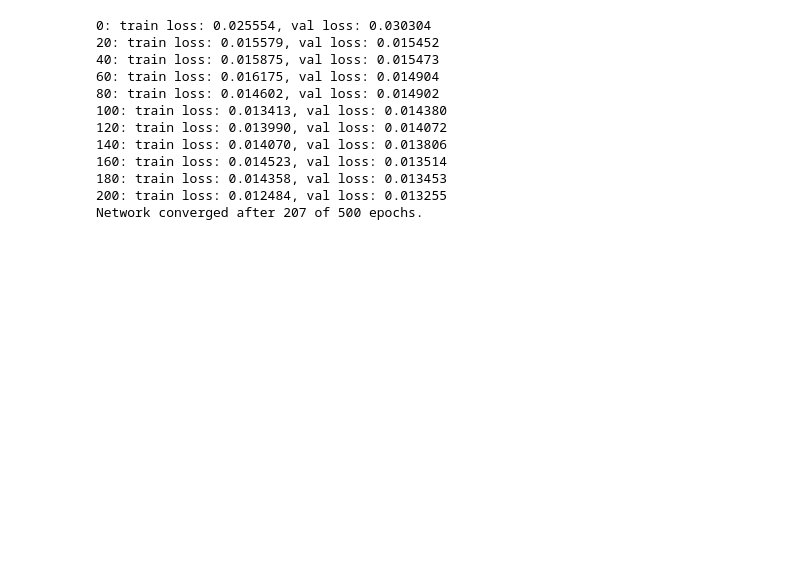
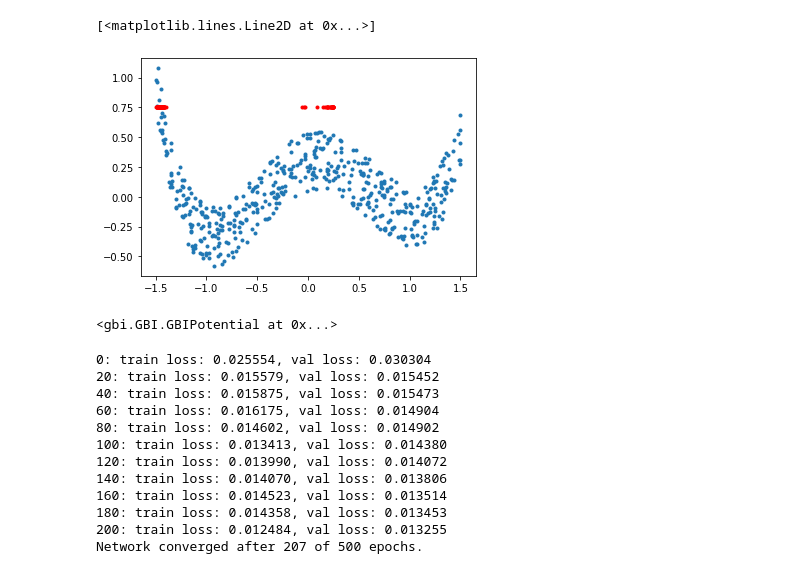
Before and after one commit to mackelab/neuralgbi, a Jupyter notebook: dev_notebook/run_algorithms.ipynb, the cells around one changed output. Saved outputs shown, nothing was run; the diff lists cells and outputs as text; code cells hidden in the pictures; blank space fills up the shorter version.

```diff
--- a/dev_notebook/run_algorithms.ipynb
+++ b/dev_notebook/run_algorithms.ipynb
@@ -30,0 +41,2 @@ inference.initialize_distance_estimator(3,128, 'resnet', positive_constraint_fn=
+# %%
+inference_new = gbi_utils.pickle_load('./npe.pickle')
@@ -30,0 +56,11 @@ inference.initialize_distance_estimator(3,128, 'resnet', positive_constraint_fn=
+# %%
+posterior = inference_new.build_posterior(inference_new._neural_net)
+x_o = Tensor([.75])
+posterior.set_default_x(x_o)
+samples = posterior.sample((100,))
+# %%
+plt.plot(theta,x, '.')
+plt.plot(samples, x_o * ones(samples.size()), '.r')
+# %% [output]
+[<matplotlib.lines.Line2D at 0x...>]
+[figure, added]
@@ -31,3 +69,7 @@ inference.initialize_distance_estimator(3,128, 'resnet', positive_constraint_fn=
+# %%
+inference.get_potential()
+# %% [output]
+<gbi.GBI.GBIPotential at 0x...>
 # %%
 # distance_net = inference.train(training_batch_size=inference.x_target.shape[0], max_n_epochs=100)
 distance_net = inference.train(training_batch_size=int(inference.idx_train.shape[0]/100), max_n_epochs=500, stop_after_counter_reaches=20)
```
Also changed, not shown: parts of 7 cells of this notebook, 25 other files.
